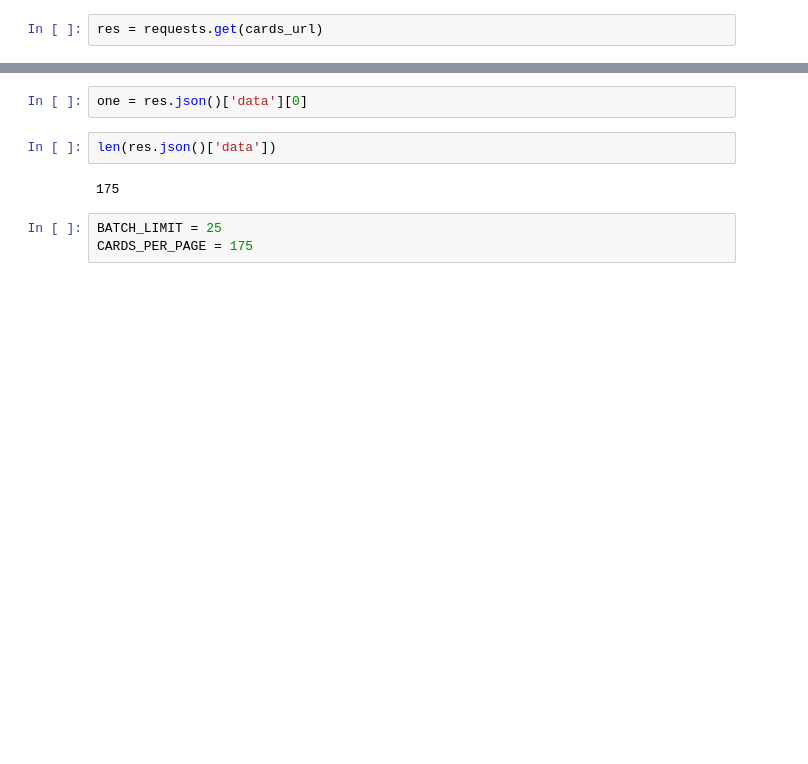
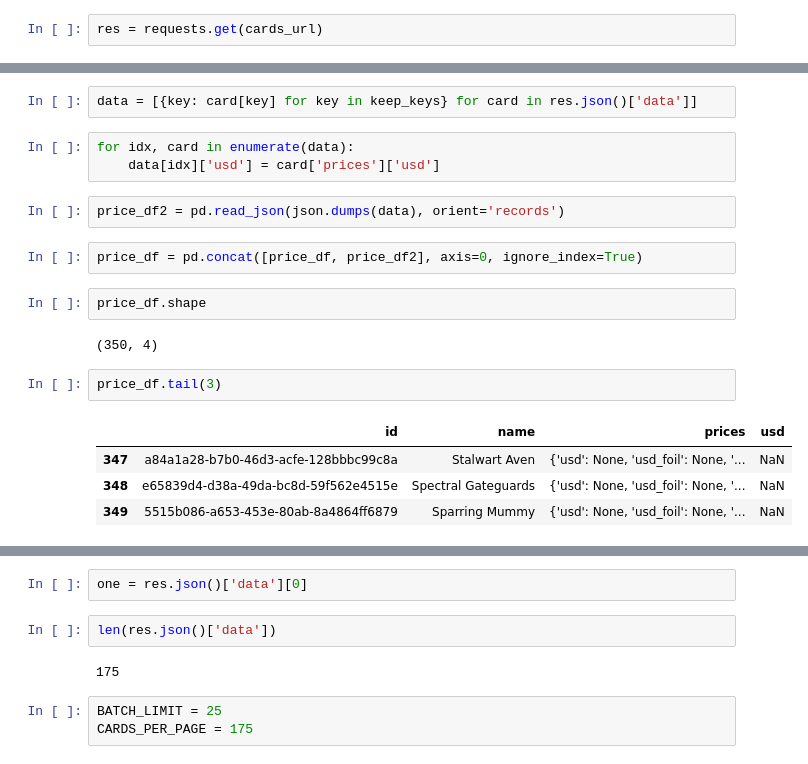
Before and after one commit to ledgerW/mtgml-background-jobs, a Jupyter notebook: notebooks/scryfall.ipynb, the cells around one changed output, grey strips where cells are left out. Cells and saved outputs as stored; diff of their text form; blank space fills up the shorter version.

```diff
--- a/notebooks/scryfall.ipynb
+++ b/notebooks/scryfall.ipynb
@@ -47,0 +51,20 @@ res = requests.get(cards_url)
+# %%
+data = [{key: card[key] for key in keep_keys} for card in res.json()['data']]
+# %%
+for idx, card in enumerate(data):
+    data[idx]['usd'] = card['prices']['usd']
+# %%
+price_df2 = pd.read_json(json.dumps(data), orient='records')
+# %%
+price_df = pd.concat([price_df, price_df2], axis=0, ignore_index=True)
+# %%
+price_df.shape
+# %% [output]
+(350, 4)
+# %%
+price_df.tail(3)
+# %% [output]
+|  | id | name | prices | usd |
+| 347 | a84a1a28-b7b0-46d3-acfe-128bbbc99c8a | Stalwart Aven | {'usd': None, 'usd_foil': None, '... | NaN |
+| 348 | e65839d4-d38a-49da-bc8d-59f562e4515e | Spectral Gateguards | {'usd': None, 'usd_foil': None, '... | NaN |
+| 349 | 5515b086-a653-453e-80ab-8a4864ff6879 | Sparring Mummy | {'usd': None, 'usd_foil': None, '... | NaN |
```
Also changed, not shown: parts of 7 cells of this notebook, 10 other files.
